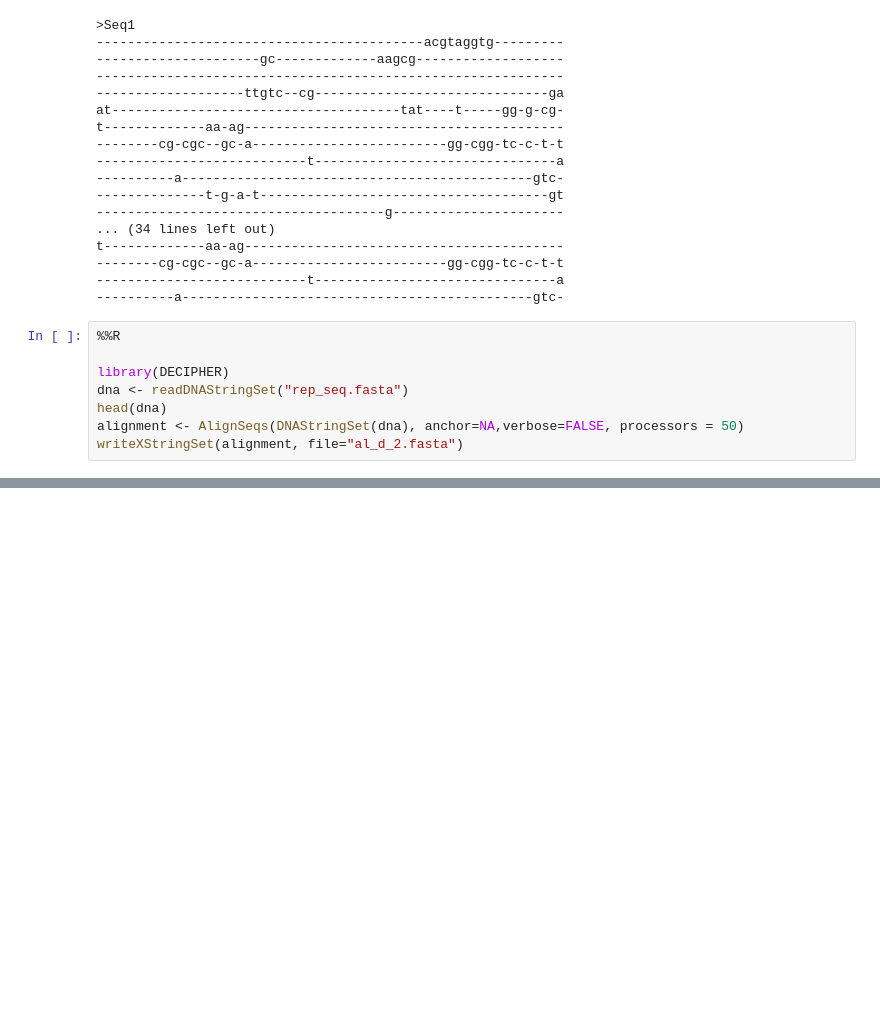
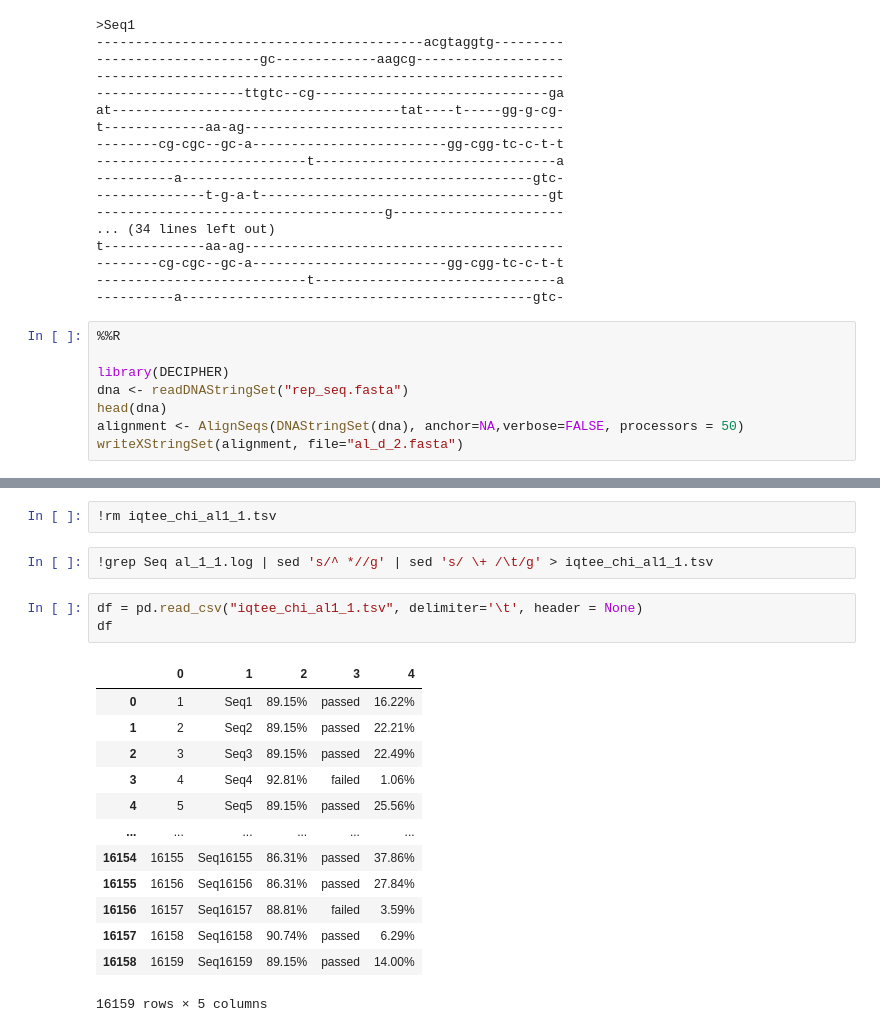
Before and after one commit to crabron/ARRIAM, a Jupyter notebook: align.ipynb, the cells around one changed output, grey strips where cells are left out. Saved outputs shown, nothing was run; the diff lists cells and outputs as text; blank space fills up the shorter version.

```diff
--- a/align.ipynb
+++ b/align.ipynb
@@ -99,0 +147,21 @@ writeXStringSet(alignment, file="al_d_2.fasta")
+# %%
+!rm iqtee_chi_al1_1.tsv
+# %%
+!grep Seq al_1_1.log | sed 's/^ *//g' | sed 's/ \+ /\t/g' > iqtee_chi_al1_1.tsv
+# %%
+df = pd.read_csv("iqtee_chi_al1_1.tsv", delimiter='\t', header = None)
+df
+# %% [output]
+|  | 0 | 1 | 2 | 3 | 4 |
+| 0 | 1 | Seq1 | 89.15% | passed | 16.22% |
+| 1 | 2 | Seq2 | 89.15% | passed | 22.21% |
+| 2 | 3 | Seq3 | 89.15% | passed | 22.49% |
+| 3 | 4 | Seq4 | 92.81% | failed | 1.06% |
+| 4 | 5 | Seq5 | 89.15% | passed | 25.56% |
+| ... | ... | ... | ... | ... | ... |
+| 16154 | 16155 | Seq16155 | 86.31% | passed | 37.86% |
+| 16155 | 16156 | Seq16156 | 86.31% | passed | 27.84% |
+| 16156 | 16157 | Seq16157 | 88.81% | failed | 3.59% |
+| 16157 | 16158 | Seq16158 | 90.74% | passed | 6.29% |
+| 16158 | 16159 | Seq16159 | 89.15% | passed | 14.00% |
+16159 rows × 5 columns
```
Also changed, not shown: parts of 18 cells of this notebook.
